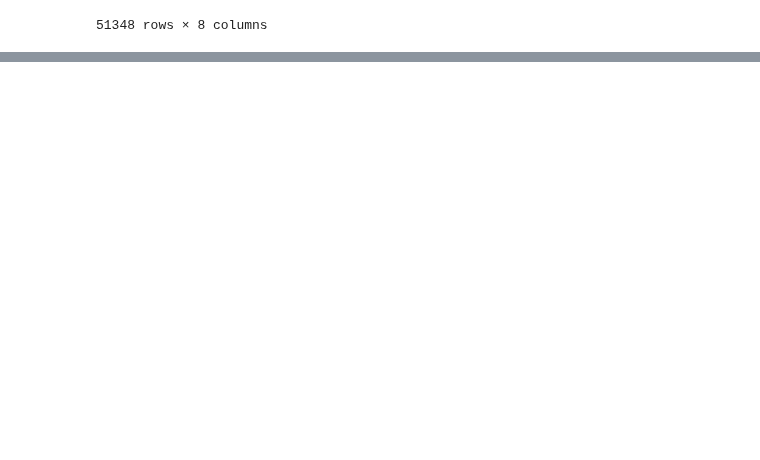
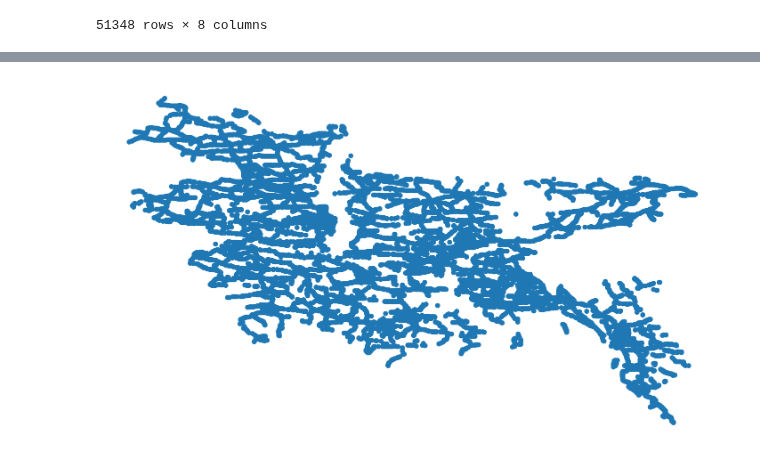
Before and after one commit to JulianvanRie/Advanced_Simulation_AS3, a Jupyter notebook: EPA133a-G2-A4/model/Sven_doet_dingen_A4.ipynb, the cells around one changed output, grey strips where cells are left out. Cells and saved outputs as stored; diff of their text form; code cells hidden in the pictures; blank space fills up the shorter version.

```diff
--- a/EPA133a-G2-A4/model/Sven_doet_dingen_A4.ipynb
+++ b/EPA133a-G2-A4/model/Sven_doet_dingen_A4.ipynb
@@ -161,0 +179,33 @@ combined_df.to_csv('../data/traffic_df_with_bridges.csv', index=False)
+# %%
+import networkx as nx
+import matplotlib.pyplot as plt
+
+# Assuming combined_df is your DataFrame and it has 'lat' and 'lon' columns
+positions = {index: (row['lon'], row['lat']) for index, row in combined_df.iterrows()}
+
+# Create a graph
+G = nx.Graph()
+
+# Add nodes with positions
+for node, pos in positions.items():
+    G.add_node(node, pos=pos)
+
+# If you also want to connect nodes, you can add edges here
+# For example, to connect each node to its nearest neighbor (simplistic approach):
+# for i, node_i_pos in positions.items():
+#     closest_node, min_dist = None, float('inf')
+#     for j, node_j_pos in positions.items():
+#         if i != j:
+#             dist = ((node_i_pos[0] - node_j_pos[0])**2 + (node_i_pos[1] - node_j_pos[1])**2)**0.5
+#             if dist < min_dist:
+#                 closest_node, min_dist = j, dist
+#     G.add_edge(i, closest_node)
+
+# Extract positions from graph nodes for plotting
+pos = nx.get_node_attributes(G, 'pos')
+plt.figure(figsize=(14, 8))
+# Draw the graph
+nx.draw(G, pos, node_size=50)  # Adjust node_size for better visibility
+plt.show()
+# %% [output]
+[figure, added]
```
Also changed, not shown: parts of 2 cells of this notebook.
